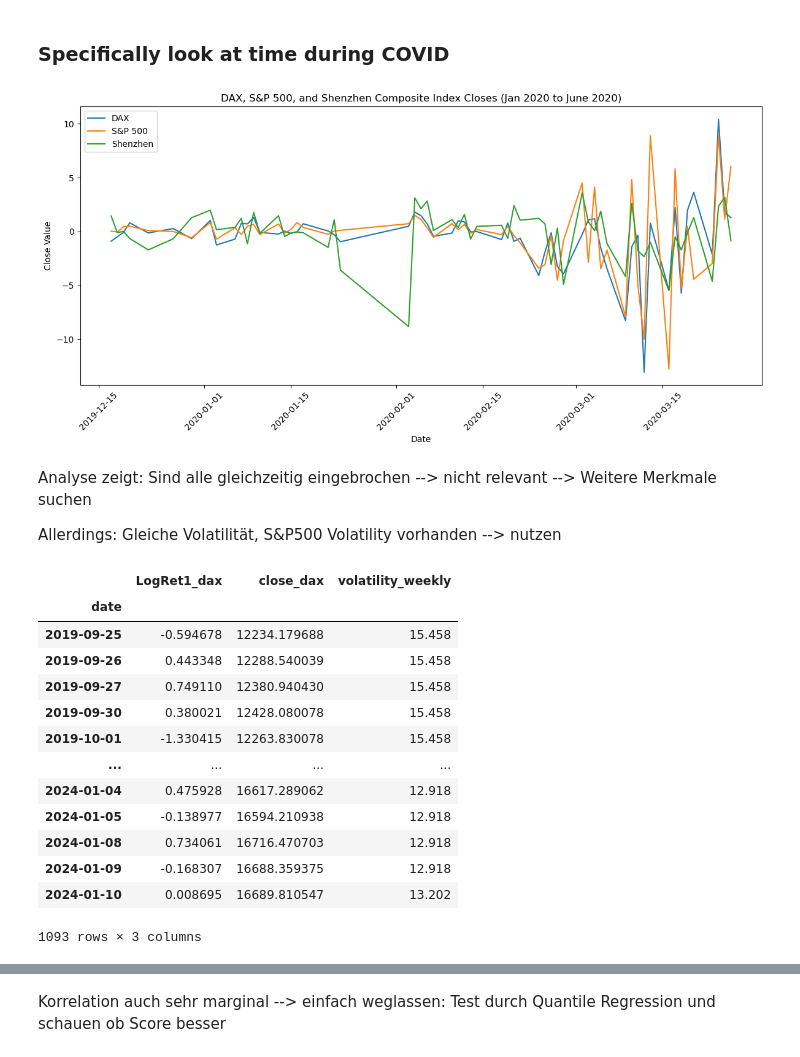
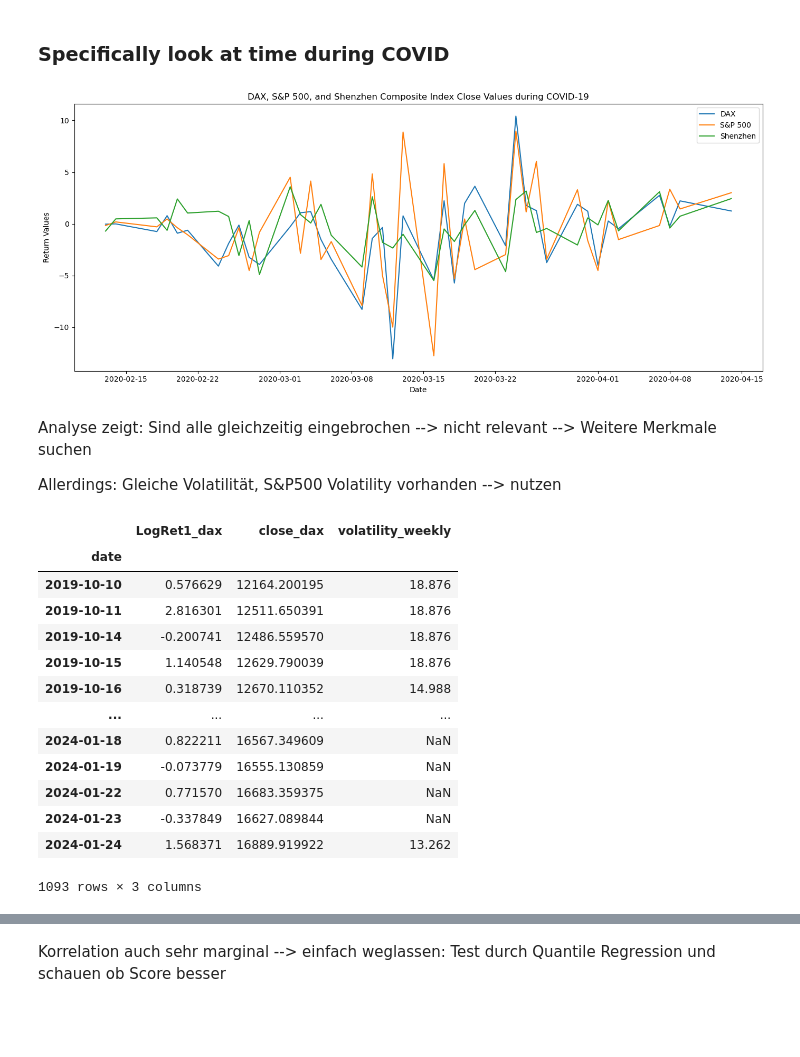
Before and after one commit to mweinreuter/PTSFC, a Jupyter notebook: dax/feature_selection/variables.ipynb, the cells around one changed output, grey strips where cells are left out. Drawn from its saved outputs; the diff is of its cells as text; code cells hidden in the pictures; blank space fills up the shorter version.

```diff
--- a/dax/feature_selection/variables.ipynb
+++ b/dax/feature_selection/variables.ipynb
@@ -165,38 +165,38 @@ plt.show()
 ### Specifically look at time during COVID
 # %%
 # Filter data for January 2020 to June 2020
-filtered_df = final_merged_df[60:120]
+filtered_df = final_merged_df[80:120]
 
-plt.figure(figsize=(12, 6))
+plt.figure(figsize=(14, 6))
 
 # Plotting the 'close_dax' column
 plt.plot(filtered_df['date'], filtered_df['LogRet1_dax'],
          label='DAX')
 
 # Plotting the 'close_sp500' column
 plt.plot(filtered_df['date'], filtered_df['LogRet1_sp500'],
          label='S&P 500')
 
 # Plotting the 'close_shenzhen' column
 plt.plot(filtered_df['date'], filtered_df['LogRet1_shenzhen'],
          label='Shenzhen')
 
 # Adding labels and title
 plt.xlabel('Date')
-plt.ylabel('Close Value')
-plt.title('DAX, S&P 500, and Shenzhen Composite Index Closes (Jan 2020 to June 2020)')
+plt.ylabel('Return Values')
+plt.title('DAX, S&P 500, and Shenzhen Composite Index Close Values during COVID-19')
 
 # Adding a legend
 plt.legend()
 
 # Rotating x-axis labels for better readability
-plt.xticks(rotation=45)
+# plt.xticks(rotation=30)
 
 # Display the plot
 plt.tight_layout()
 plt.show()
 # %% [output]
-[figure, old version]
+[figure, new version]
 # %% [markdown]
 Analyse zeigt: Sind alle gleichzeitig eingebrochen --> nicht relevant
 --> Weitere Merkmale suchen
@@ -213,14 +213,13 @@ def get_us_volatility_data():
 us_vol_data = get_us_volatility_data()[['Close']].rename(columns={'Close': 'us_volatility'})
 us_vol_data['date'] = us_vol_data.index.date
 
+us_vol_data['weekly_mean_vol'] = us_vol_data['us_volatility'].rolling(
+    window=5).mean()
+
 if 'date' not in daxdata.columns:
     daxdata['date'] = daxdata.index.date
 
 merged = pd.merge(daxdata, us_vol_data, how='left', on = 'date').set_index('date')
-
-# calculate weekly means
-merged['weekly_mean_vol'] = merged['us_volatility'].rolling(
-        window=5).mean()
 
 # store weekly means and close-to-close-volatility for every week starting by wednesday
 volatilityvalue = np.nan
@@ -236,15 +235,15 @@ merged
 # %% [output]
 |  | LogRet1_dax | close_dax | volatility_weekly |
 | date |  |  |  |
-| 2019-09-25 | -0.594678 | 12234.179688 | 15.458 |
-| 2019-09-26 | 0.443348 | 12288.540039 | 15.458 |
-| 2019-09-27 | 0.749110 | 12380.940430 | 15.458 |
-| 2019-09-30 | 0.380021 | 12428.080078 | 15.458 |
-| 2019-10-01 | -1.330415 | 12263.830078 | 15.458 |
+| 2019-10-10 | 0.576629 | 12164.200195 | 18.876 |
+| 2019-10-11 | 2.816301 | 12511.650391 | 18.876 |
+| 2019-10-14 | -0.200741 | 12486.559570 | 18.876 |
+| 2019-10-15 | 1.140548 | 12629.790039 | 18.876 |
+| 2019-10-16 | 0.318739 | 12670.110352 | 14.988 |
 | ... | ... | ... | ... |
-| 2024-01-04 | 0.475928 | 16617.289062 | 12.918 |
-| 2024-01-05 | -0.138977 | 16594.210938 | 12.918 |
-| 2024-01-08 | 0.734061 | 16716.470703 | 12.918 |
-| 2024-01-09 | -0.168307 | 16688.359375 | 12.918 |
-| 2024-01-10 | 0.008695 | 16689.810547 | 13.202 |
+| 2024-01-18 | 0.822211 | 16567.349609 | NaN |
+| 2024-01-19 | -0.073779 | 16555.130859 | NaN |
+| 2024-01-22 | 0.771570 | 16683.359375 | NaN |
+| 2024-01-23 | -0.337849 | 16627.089844 | NaN |
+| 2024-01-24 | 1.568371 | 16889.919922 | 13.262 |
 1093 rows × 3 columns
```
Also changed, not shown: parts of 19 cells of this notebook, 21 other files.
